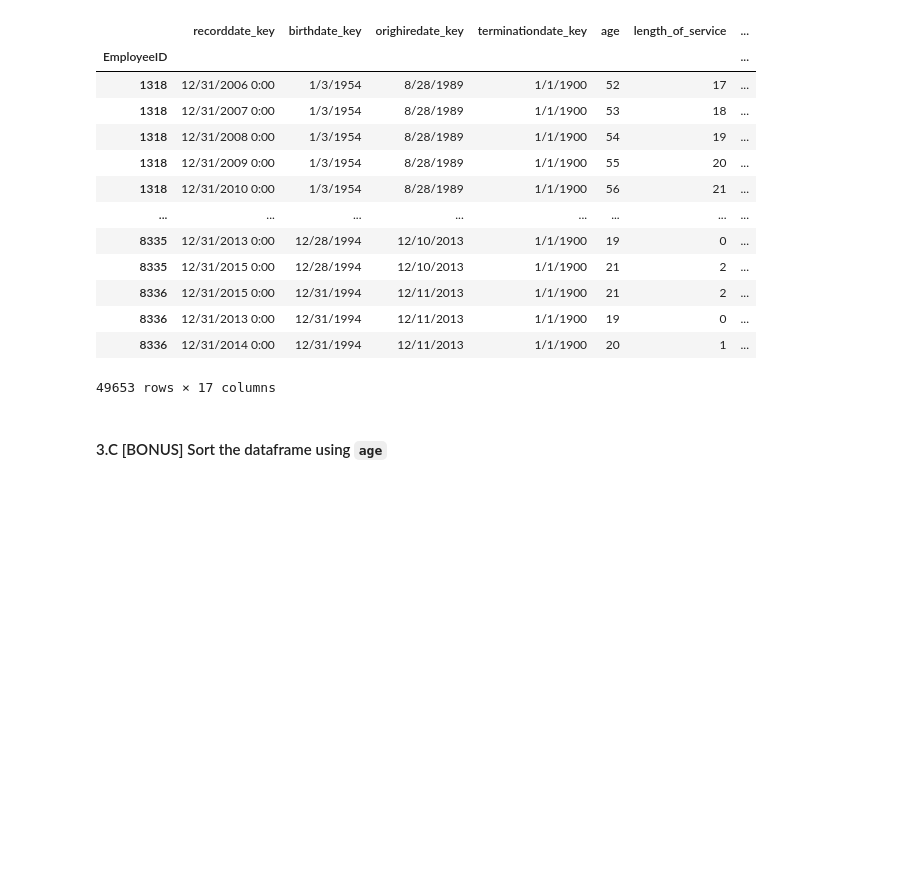
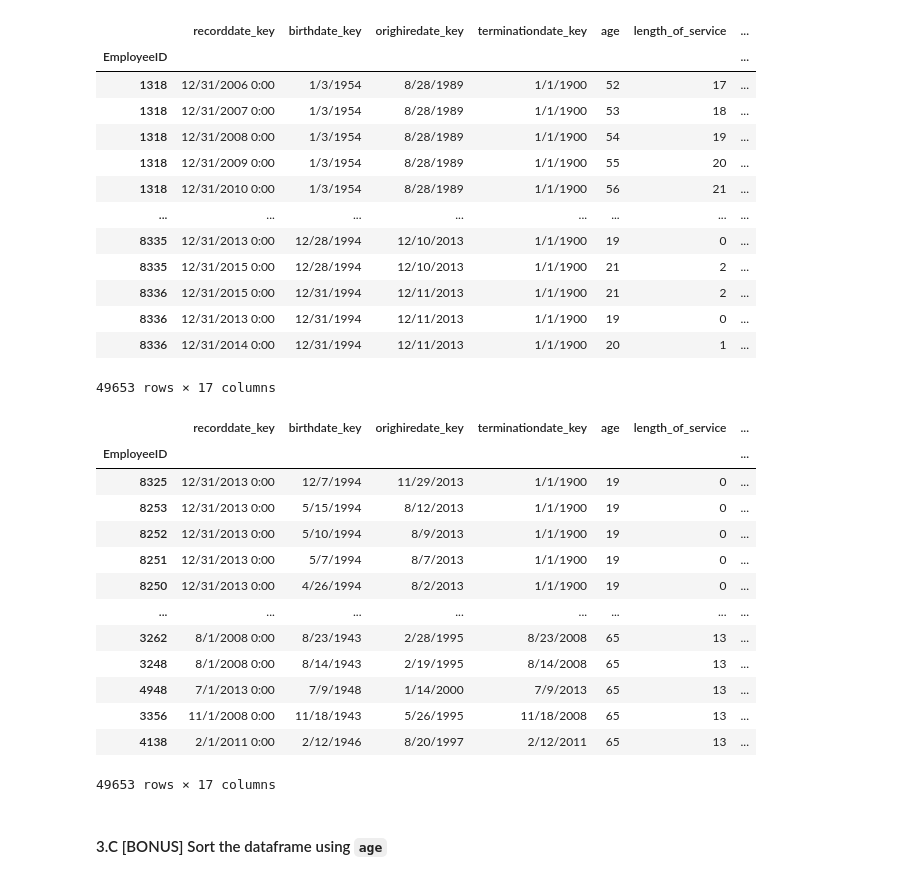
Before and after one commit to TinaDuong18/IOD, a Jupyter notebook: Module 1/Labs 1/IOD_Lab-1.2.2 Pandas.ipynb, the cells around one changed output. Cells and saved outputs as stored; diff of their text form; code cells hidden in the pictures; blank space fills up the shorter version.

```diff
--- a/Module 1/Labs 1/IOD_Lab-1.2.2 Pandas.ipynb
+++ b/Module 1/Labs 1/IOD_Lab-1.2.2 Pandas.ipynb
@@ -355,6 +430,22 @@ df.sort_index()
 49653 rows × 17 columns
 # %%
 # A: df.sort_index()
+df.sort_values('age')
+# %% [output]
+|  | recorddate_key | birthdate_key | orighiredate_key | terminationdate_key | age | length_of_service | ... |
+| EmployeeID |  |  |  |  |  |  | ... |
+| 8325 | 12/31/2013 0:00 | 12/7/1994 | 11/29/2013 | 1/1/1900 | 19 | 0 | ... |
+| 8253 | 12/31/2013 0:00 | 5/15/1994 | 8/12/2013 | 1/1/1900 | 19 | 0 | ... |
+| 8252 | 12/31/2013 0:00 | 5/10/1994 | 8/9/2013 | 1/1/1900 | 19 | 0 | ... |
+| 8251 | 12/31/2013 0:00 | 5/7/1994 | 8/7/2013 | 1/1/1900 | 19 | 0 | ... |
+| 8250 | 12/31/2013 0:00 | 4/26/1994 | 8/2/2013 | 1/1/1900 | 19 | 0 | ... |
+| ... | ... | ... | ... | ... | ... | ... | ... |
+| 3262 | 8/1/2008 0:00 | 8/23/1943 | 2/28/1995 | 8/23/2008 | 65 | 13 | ... |
+| 3248 | 8/1/2008 0:00 | 8/14/1943 | 2/19/1995 | 8/14/2008 | 65 | 13 | ... |
+| 4948 | 7/1/2013 0:00 | 7/9/1948 | 1/14/2000 | 7/9/2013 | 65 | 13 | ... |
+| 3356 | 11/1/2008 0:00 | 11/18/1943 | 5/26/1995 | 11/18/2008 | 65 | 13 | ... |
+| 4138 | 2/1/2011 0:00 | 2/12/1946 | 8/20/1997 | 2/12/2011 | 65 | 13 | ... |
+49653 rows × 17 columns
 # %% [markdown]
 #### 3.C [BONUS] Sort the dataframe using `age`
 # %%
```
Also changed, not shown: parts of 15 cells of this notebook.
